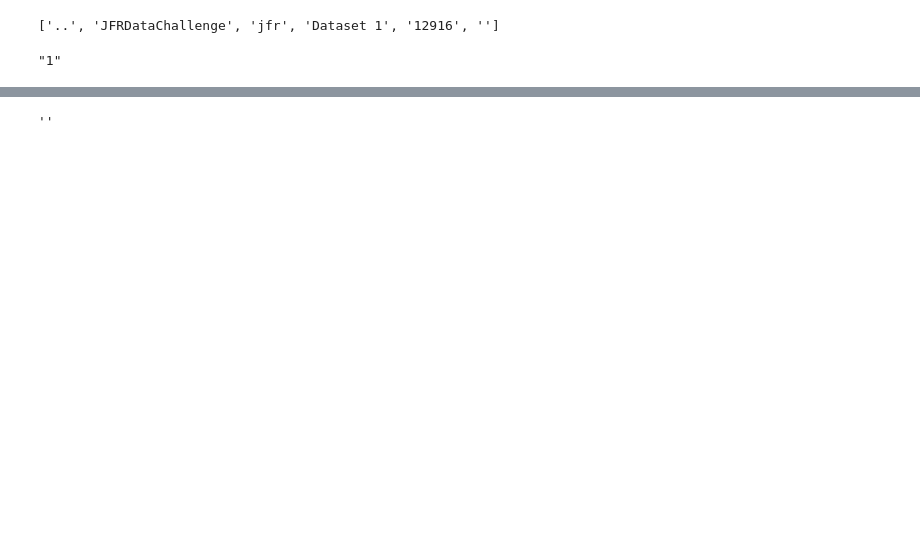
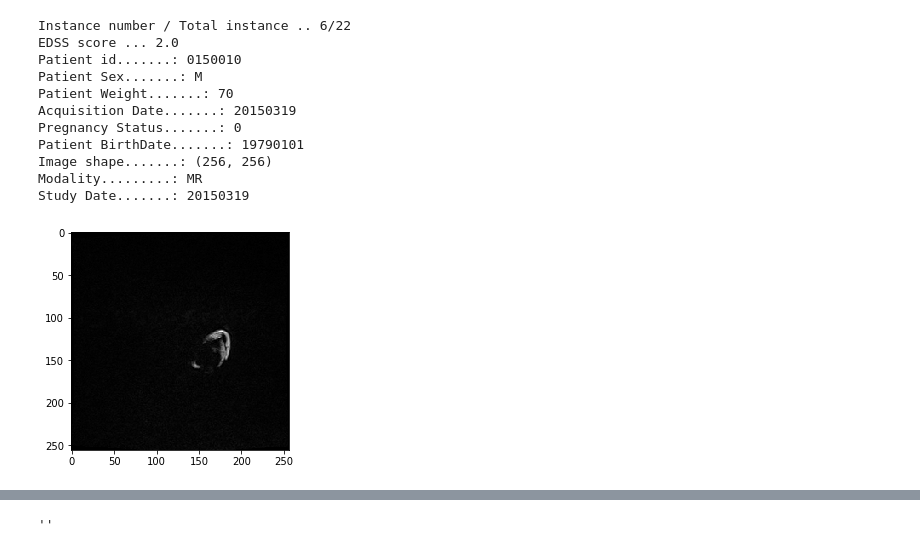
Before and after one commit to ajoseph12/JFRDataChallenge, a Jupyter notebook: notebooks/Exploration.ipynb, the cells around one changed output, grey strips where cells are left out. Saved outputs shown, nothing was run; the diff lists cells and outputs as text; code cells hidden in the pictures; blank space fills up the shorter version.

```diff
--- a/notebooks/Exploration.ipynb
+++ b/notebooks/Exploration.ipynb
@@ -102,17 +0,0 @@ sorted_paths = sort_DcmFiles(dcm_paths)
-# %%
-dcm_FilePath = sorted_paths[10] #random.choice(paths)#base_path + patient + dcm_FileName
-dataset = pydicom.dcmread(dcm_FilePath)
-
-print("Instance number / Total instance .. {}/{}".format(str(dataset.InstanceNumber), str(dataset[0x2001, 0x1018])[-3:]))
-#print("Path index .....:",paths.index(dcm_FilePath) )
-print("Patient Sex.......:", dataset.PatientSex)
-print("Patient Weight.......:", dataset.PatientWeight)
-print("Acquisition Date.......:", dataset.AcquisitionDate)
-print("Pregnancy Status.......:", dataset.PregnancyStatus)
-print("Patient BirthDate.......:", dataset.PatientBirthDate)
-print("Image shape.......:", dataset.pixel_array.shape)
-print("Patient id.......:", dataset.PatientID)
-print("Modality.........:", dataset.Modality)
-print("Study Date.......:", dataset.StudyDate)
-plt.imshow(dataset.pixel_array, cmap='gray')
-plt.show()
@@ -157,8 +0,0 @@ Study Date.......: 20150325
-# %%
-if 'PixelData' in dataset:
-    rows = int(dataset.Rows)
-    cols = int(dataset.Columns)
-    print("Image size.......: {rows:d} x {cols:d}, {size:d} bytes".format(
-        rows=rows, cols=cols, size=len(dataset.PixelData)))
-    if 'PixelSpacing' in dataset:
-        print("Pixel spacing....:", dataset.PixelSpacing)
@@ -211,18 +0,0 @@ for file in main_file:
-# %%
-'../JFRDataChallenge/jfr/Dataset 1/12916/'.split('/')
-# %% [output]
-['..', 'JFRDataChallenge', 'jfr', 'Dataset 1', '12916', '']
-# %%
-dataset.InstanceCreationDate
-
-dataset.PatientID
-dataset.PatientBirthDate
-dataset.PregnancyStatus
-dataset.AcquisitionDate
-dataset.PatientWeight
-dataset.PatientSex
-
-dataset.MRAcquisitionType
-dataset.SliceThickness
-# %% [output]
-"1"
@@ -228,0 +90,25 @@ dataset.SliceThickness
+# %%
+base_path = '/home/alex/Dataset 1/'
+exams = [i.split('/')[-1] for i in glob.glob(base_path + '*')]
+random_exam = "26108" #random.choice(exams)
+dcm_paths = glob.glob(base_path + random_exam + '/*.dcm')
+sorted_paths = sort_DcmFiles(dcm_paths)
+
+file_path = '/home/alex/Dataset 1/Dataset - 1.xlsx'
+df = read_xls(file_path)
+# %%
+# Get patient information
+rows, cols, = get_PatientInfo(dcm_paths[0], len(dcm_paths), random_exam, df)
+# %% [output]
+Instance number / Total instance .. 6/22
+EDSS score ... 2.0
+Patient id.......: 0150010
+Patient Sex.......: M
+Patient Weight.......: 70
+Acquisition Date.......: 20150319
+Pregnancy Status.......: 0
+Patient BirthDate.......: 19790101
+Image shape.......: (256, 256)
+Modality.........: MR
+Study Date.......: 20150319
+[figure, added]
```
Also changed, not shown: parts of 59 cells of this notebook, 1 other file.
